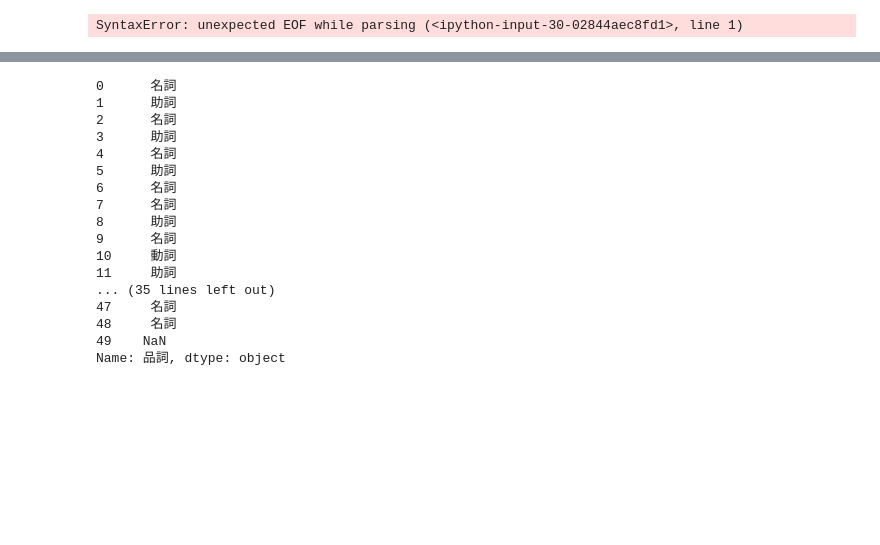
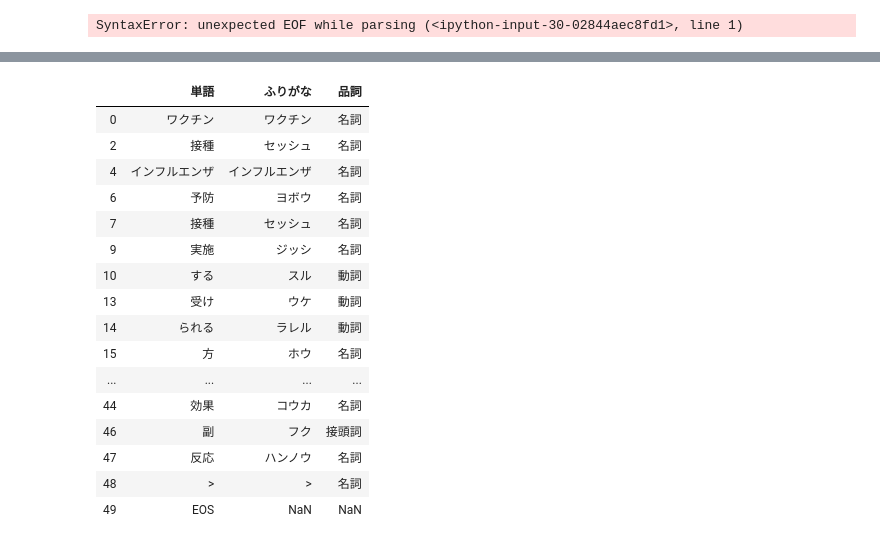
Before and after one commit to raylauxes/Japanese-Vocabulary-Generator, a Jupyter notebook: Crawler.ipynb, the cells around one changed output, grey strips where cells are left out. Cells and saved outputs as stored; diff of their text form; code cells hidden in the pictures; blank space fills up the shorter version.

```diff
--- a/Crawler.ipynb
+++ b/Crawler.ipynb
@@ -465,41 +417,79 @@ with open("flu.txt.mecab") as file:
 # %%
+def process_with_mecab(input_file_name, output_file_name):
+    import MeCab
+
+    tagger = MeCab.Tagger("-Ochasen")
+
+    with open(input_file_name, encoding="utf-8") as input_file:
+        with open(output_file_name, mode="w", encoding="utf-8") as output_file:
+            output_file.write(tagger.parse(input_file.read()))
+
+input_data_name = "flu.txt"
+output_data_name = input_data_name + ".mecab"
+
+process_with_mecab(input_data_name, output_data_name)
+
+import pandas as pd
+import numpy as np
+
+with open("flu.txt.mecab") as file:
+    flu_nparray=np.array([file.read()])
+    flu_df = pd.DataFrame(flu_nparray)
+
 import pandas as pd
 data = pd.read_table('flu.txt.mecab')
 data.columns = np.arange(0,6)
 data_nparray = np.array(data)
 #print(data_nparray.shape)
 data[0]
 
 sorted_data = data[[0,1,3]]
 sorted_data.columns = ["単語","ふりがな","品詞"]
-sorted_data
+
+new_sorted_data = sorted_data.copy()
 
 POS_series = sorted_data["品詞"]
-new_POS_series=POS_series[:]
+#new_POS_series=POS_series[:] #reference!
+new_POS_series=POS_series.copy()
 
 for index, POS in enumerate(new_POS_series):
     word = new_POS_series[index]
     if(type(word) == str):
         pos_of_hyphen = word.find("-")
         new_POS_series[index] = word[:pos_of_hyphen]
 
 POS_series
 new_POS_series
+
+new_sorted_data["品詞"] = new_POS_series
+new_sorted_data
+
+new_sorted_data.loc[1, "品詞"]
+row_count = new_sorted_data.shape[0]
+
+functional_word_index = []
+for i in np.arange(row_count):
+    if new_sorted_data.loc[i, "品詞"] in ["助詞", "記号"]:
+        functional_word_index.append(i)
+        #new_sorted_data.drop([functional_word_index])
+
+#print(functional_word_index)
+new_sorted_data.drop(functional_word_index)
 # %% [output]
-0      名詞
-1      助詞
-2      名詞
-3      助詞
-4      名詞
-5      助詞
-6      名詞
-7      名詞
-8      助詞
-9      名詞
-10     動詞
-11     助詞
-... (35 lines left out)
-47     名詞
-48     名詞
-49    NaN
-Name: 品詞, dtype: object
+|  | 単語 | ふりがな | 品詞 |
+| 0 | ワクチン | ワクチン | 名詞 |
+| 2 | 接種 | セッシュ | 名詞 |
+| 4 | インフルエンザ | インフルエンザ | 名詞 |
+| 6 | 予防 | ヨボウ | 名詞 |
+| 7 | 接種 | セッシュ | 名詞 |
+| 9 | 実施 | ジッシ | 名詞 |
+| 10 | する | スル | 動詞 |
+| 13 | 受け | ウケ | 動詞 |
+| 14 | られる | ラレル | 動詞 |
+| 15 | 方 | ホウ | 名詞 |
+| ... | ... | ... | ... |
+| 44 | 効果 | コウカ | 名詞 |
+| 46 | 副 | フク | 接頭詞 |
+| 47 | 反応 | ハンノウ | 名詞 |
+| 48 | > | > | 名詞 |
+| 49 | EOS | NaN | NaN |
```
Also changed, not shown: parts of 6 cells of this notebook.
